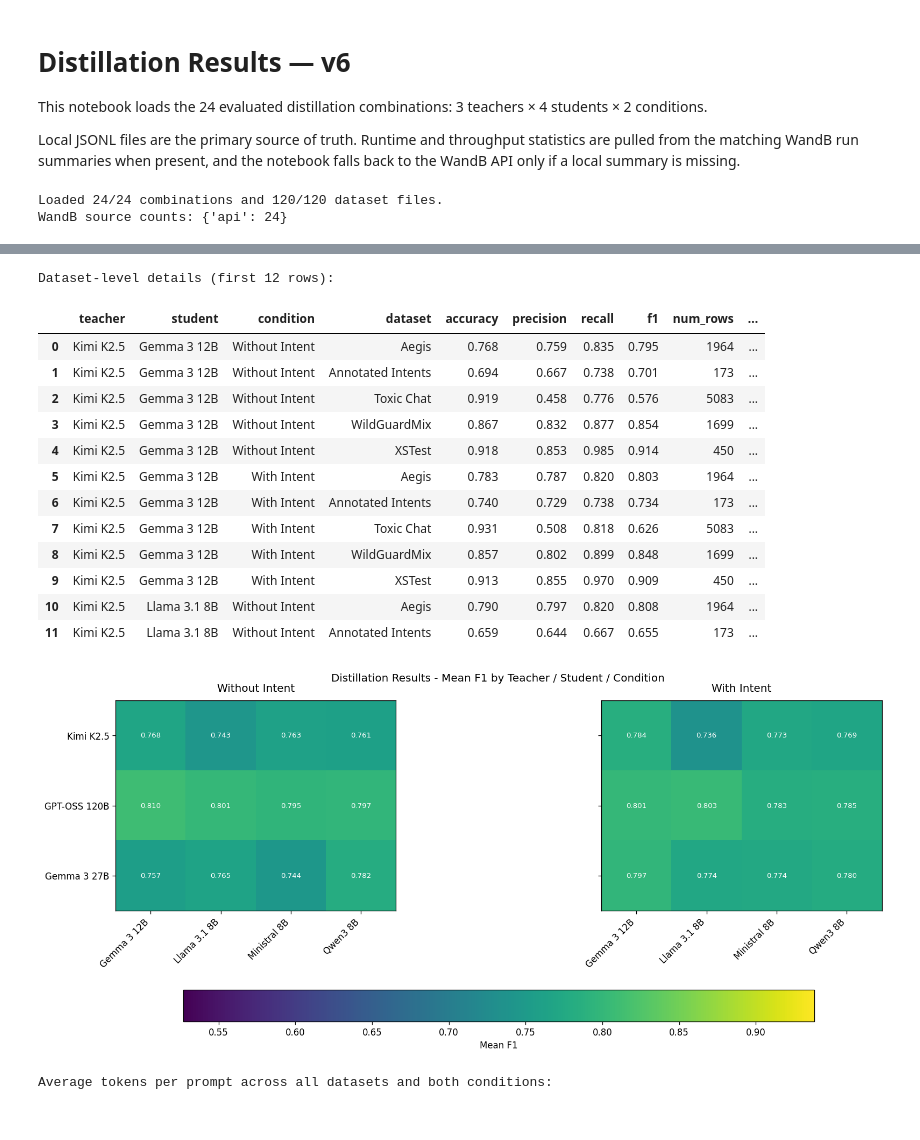
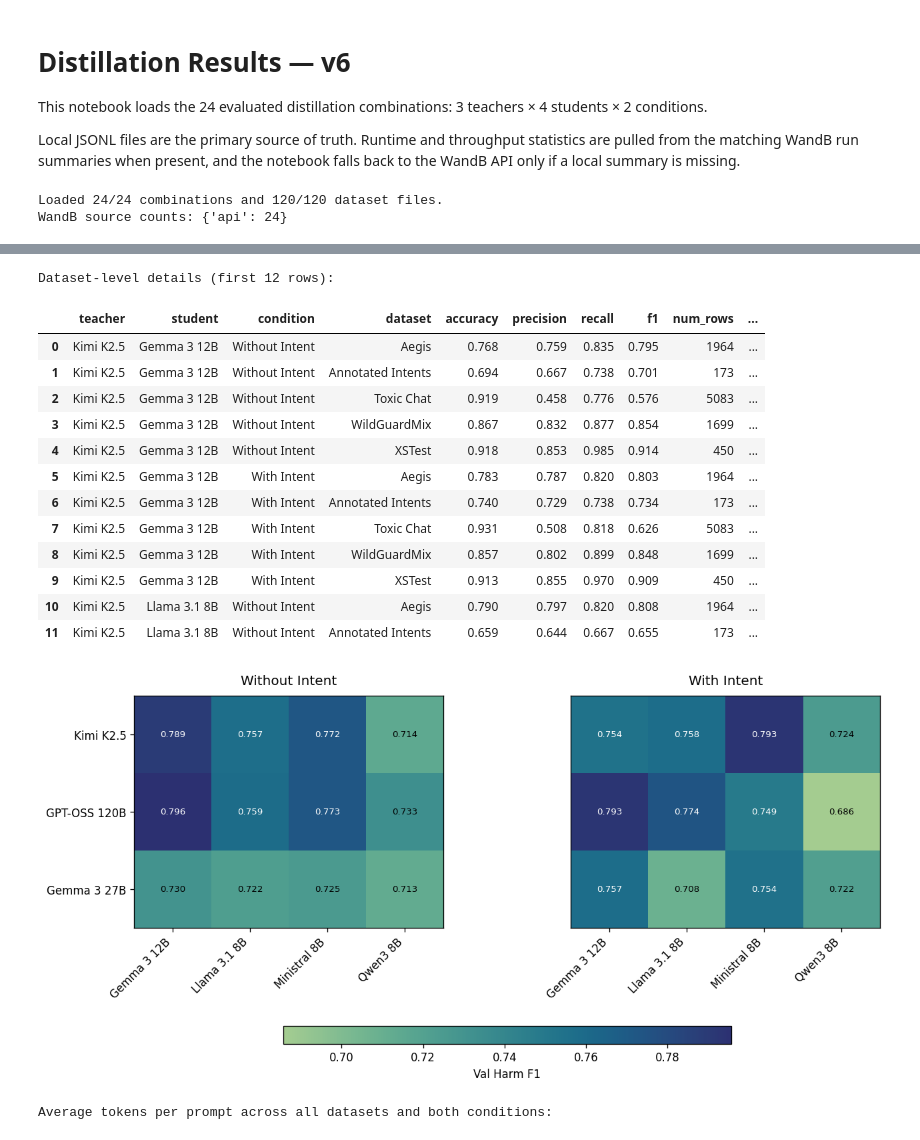
Before and after one commit to Jazhyc/aims-safety-classification, a Jupyter notebook: notebooks/distillation/distillation_results.ipynb, the cells around one changed output, grey strips where cells are left out. Cells and saved outputs as stored; diff of their text form; code cells hidden in the pictures.

```diff
--- a/notebooks/distillation/distillation_results.ipynb
+++ b/notebooks/distillation/distillation_results.ipynb
@@ -314,8 +377,13 @@ def load_combo_rows() -> tuple[pd.DataFrame, list[str]]:
 # %%
 WANDB_ENTITY = "intention-analysis"
 WANDB_PROJECT = "Distillation Results"
+REFRESH_VAL_F1_CACHE = False  # Set True once to re-fetch val_harm_f1 from W&B; results are cached to disk
+
 _api_summary_index.cache_clear()
 load_run_summary.cache_clear()
+if REFRESH_VAL_F1_CACHE:
+    VAL_F1_CACHE_PATH.unlink(missing_ok=True)
+_val_harm_f1_index.cache_clear()
 
 records_df, missing_items = load_combo_rows()
 
@@ -336,6 +404,7 @@ combo_df = (
         mean_f1=("f1", "mean"),
         total_rows=("num_rows", "sum"),
         scored_rows=("num_scored", "sum"),
+        val_harm_f1=("val_harm_f1", "first"),
         missing_predictions=("missing_predictions", "sum"),
         total_tokens=("wandb_total_tokens", "sum"),
         total_elapsed_s=("wandb_elapsed_s", "sum"),
@@ -440,27 +509,40 @@ display(
     })
 )
 
-fig, axes = plt.subplots(1, 2, figsize=(15, 5.8), sharey=True, constrained_layout=True)
-heatmap_min = float(records_df['f1'].min())
-heatmap_max = float(records_df['f1'].max())
+FIGURES_DIR = PROJECT_ROOT / "notebooks" / "distillation" / "figures"
+FIGURES_DIR.mkdir(exist_ok=True)
+
+fig, axes = plt.subplots(1, 2, figsize=(13, 5.0), sharey=True)
+axes[1].yaxis.set_visible(False)
+heatmap_min = float(combo_df['val_harm_f1'].min())
+heatmap_max = float(combo_df['val_harm_f1'].max())
+cmap = sns.color_palette("crest", as_cmap=True)
 for ax, condition_slug in zip(axes, CONDITION_ORDER):
     pivot = (
         combo_df[combo_df["condition_slug"] == condition_slug]
-        .pivot(index="teacher", columns="student", values="mean_f1")
+        .pivot(index="teacher", columns="student", values="val_harm_f1")
         .reindex(index=[TEACHERS[k] for k in TEACHER_ORDER], columns=[STUDENTS[k] for k in STUDENT_ORDER])
     )
-    image = ax.imshow(pivot.values, vmin=heatmap_min, vmax=heatmap_max, cmap="viridis")
+    image = ax.imshow(pivot.values, vmin=heatmap_min, vmax=heatmap_max, cmap=cmap)
     ax.set_title(CONDITIONS[condition_slug], pad=10)
     ax.set_xticks(np.arange(len(pivot.columns)), labels=pivot.columns, rotation=45, ha="right")
     ax.set_yticks(np.arange(len(pivot.index)), labels=pivot.index)
     for i in range(pivot.shape[0]):
         for j in range(pivot.shape[1]):
             cell_value = pivot.iloc[i, j]
-            text_color = "white" if (cell_value - heatmap_min) / (heatmap_max - heatmap_min + 1e-12) > 0.5 else "black"
+            norm_val = (cell_value - heatmap_min) / (heatmap_max - heatmap_min + 1e-12)
+            text_color = "white" if norm_val > 0.55 else "black"
             ax.text(j, i, f"{cell_value:.3f}", ha="center", va="center", color=text_color, fontsize=8)
 
-fig.colorbar(image, ax=axes, location="bottom", shrink=0.8, pad=0.08, label="Mean F1")
-fig.suptitle("Distillation Results - Mean F1 by Teacher / Student / Condition", y=1.02)
+fig.subplots_adjust(wspace=0, left=0.13, right=0.97, bottom=0.36, top=0.94)
+# Derive colorbar position from actual axes extents so it stays centred
+_p0, _p1 = axes[0].get_position(), axes[1].get_position()
+_cbar_total_w = _p1.x1 - _p0.x0
+_cbar_w = _cbar_total_w * 0.6
+_cbar_left = _p0.x0 + (_cbar_total_w - _cbar_w) / 2
+cbar_ax = fig.add_axes([_cbar_left, 0.07, _cbar_w, 0.045])
+fig.colorbar(image, cax=cbar_ax, orientation="horizontal", label="Val Harm F1")
+fig.savefig(FIGURES_DIR / "distillation_heatmap.pdf", bbox_inches="tight")
 plt.show()
 # %% [output]
 Loaded 24/24 combinations and 120/120 dataset files.
@@ -469,34 +551,34 @@ WandB source counts: {'api': 24}
 | 9 | Kimi K2.5 | Gemma 3 12B | Without Intent | 5 | 0.833 | 0.714 | 0.842 | 0.768 | 2094540 | ... |
 | 8 | Kimi K2.5 | Gemma 3 12B | With Intent | 5 | 0.845 | 0.736 | 0.849 | 0.784 | 2366231 | ... |
 | 11 | Kimi K2.5 | Llama 3.1 8B | Without Intent | 5 | 0.814 | 0.696 | 0.809 | 0.743 | 2167736 | ... |
 | 10 | Kimi K2.5 | Llama 3.1 8B | With Intent | 5 | 0.825 | 0.759 | 0.720 | 0.736 | 2602597 | ... |
 | 13 | Kimi K2.5 | Ministral 8B | Without Intent | 5 | 0.823 | 0.693 | 0.863 | 0.763 | 2235789 | ... |
 | 12 | Kimi K2.5 | Ministral 8B | With Intent | 5 | 0.842 | 0.773 | 0.775 | 0.773 | 2481060 | ... |
 | 15 | Kimi K2.5 | Qwen3 8B | Without Intent | 5 | 0.830 | 0.752 | 0.772 | 0.761 | 2234882 | ... |
 | 14 | Kimi K2.5 | Qwen3 8B | With Intent | 5 | 0.834 | 0.747 | 0.798 | 0.769 | 2245379 | ... |
 | 17 | GPT-OSS 120B | Gemma 3 12B | Without Intent | 5 | 0.860 | 0.760 | 0.873 | 0.810 | 1207679 | ... |
 | 16 | GPT-OSS 120B | Gemma 3 12B | With Intent | 5 | 0.852 | 0.765 | 0.847 | 0.801 | 1378242 | ... |
 | ... | ... | ... | ... | ... | ... | ... | ... | ... | ... | ... |
 | 2 | Gemma 3 27B | Llama 3.1 8B | With Intent | 5 | 0.836 | 0.730 | 0.833 | 0.774 | 1657472 | ... |
 | 5 | Gemma 3 27B | Ministral 8B | Without Intent | 5 | 0.817 | 0.688 | 0.830 | 0.744 | 1760194 | ... |
 | 4 | Gemma 3 27B | Ministral 8B | With Intent | 5 | 0.833 | 0.724 | 0.842 | 0.774 | 1827037 | ... |
 | 7 | Gemma 3 27B | Qwen3 8B | Without Intent | 5 | 0.848 | 0.782 | 0.789 | 0.782 | 1647047 | ... |
 | 6 | Gemma 3 27B | Qwen3 8B | With Intent | 5 | 0.845 | 0.789 | 0.776 | 0.780 | 1597542 | ... |
 Dataset-level details (first 12 rows):
 |  | teacher | student | condition | dataset | accuracy | precision | recall | f1 | num_rows | ... |
 | 0 | Kimi K2.5 | Gemma 3 12B | Without Intent | Aegis | 0.768 | 0.759 | 0.835 | 0.795 | 1964 | ... |
 | 1 | Kimi K2.5 | Gemma 3 12B | Without Intent | Annotated Intents | 0.694 | 0.667 | 0.738 | 0.701 | 173 | ... |
 | 2 | Kimi K2.5 | Gemma 3 12B | Without Intent | Toxic Chat | 0.919 | 0.458 | 0.776 | 0.576 | 5083 | ... |
 | 3 | Kimi K2.5 | Gemma 3 12B | Without Intent | WildGuardMix | 0.867 | 0.832 | 0.877 | 0.854 | 1699 | ... |
 | 4 | Kimi K2.5 | Gemma 3 12B | Without Intent | XSTest | 0.918 | 0.853 | 0.985 | 0.914 | 450 | ... |
 | 5 | Kimi K2.5 | Gemma 3 12B | With Intent | Aegis | 0.783 | 0.787 | 0.820 | 0.803 | 1964 | ... |
 | 6 | Kimi K2.5 | Gemma 3 12B | With Intent | Annotated Intents | 0.740 | 0.729 | 0.738 | 0.734 | 173 | ... |
 | 7 | Kimi K2.5 | Gemma 3 12B | With Intent | Toxic Chat | 0.931 | 0.508 | 0.818 | 0.626 | 5083 | ... |
 | 8 | Kimi K2.5 | Gemma 3 12B | With Intent | WildGuardMix | 0.857 | 0.802 | 0.899 | 0.848 | 1699 | ... |
 | 9 | Kimi K2.5 | Gemma 3 12B | With Intent | XSTest | 0.913 | 0.855 | 0.970 | 0.909 | 450 | ... |
 | 10 | Kimi K2.5 | Llama 3.1 8B | Without Intent | Aegis | 0.790 | 0.797 | 0.820 | 0.808 | 1964 | ... |
 | 11 | Kimi K2.5 | Llama 3.1 8B | Without Intent | Annotated Intents | 0.659 | 0.644 | 0.667 | 0.655 | 173 | ... |
-[figure, old version]
+[figure, new version]
 # %%
 # Token usage analysis: average tokens per prompt by teacher and student.
 
```
Also changed, not shown: parts of 3 cells of this notebook, 11 other files.
